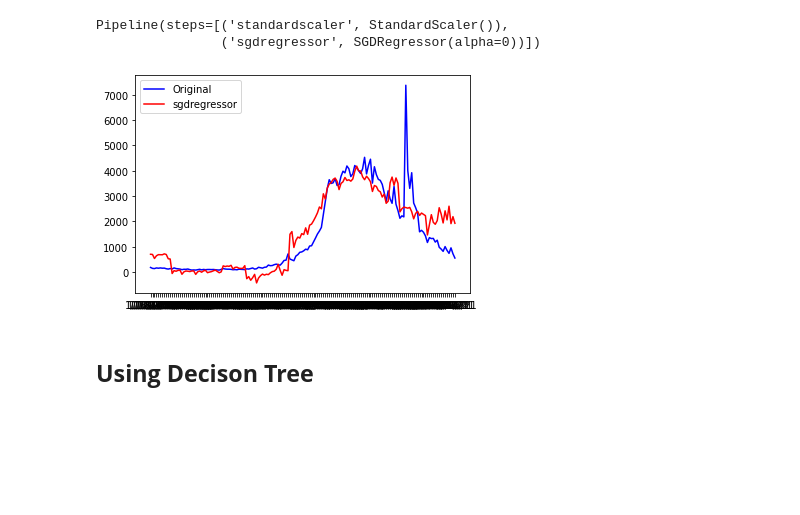
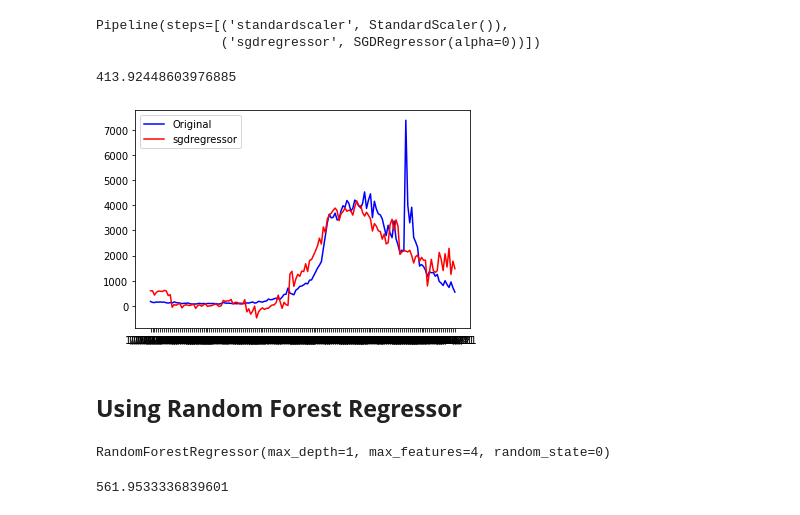
Before and after one commit to dp1500/Covid19-new-deaths-per-day-prediction, a Jupyter notebook: Covid19_forecasting.ipynb, the cells around one changed output. Saved outputs shown, nothing was run; the diff lists cells and outputs as text; code cells hidden in the pictures; blank space fills up the shorter version.

```diff
--- a/Covid19_forecasting.ipynb
+++ b/Covid19_forecasting.ipynb
@@ -215,19 +269,22 @@ from sklearn.preprocessing import StandardScaler
 
 # Always scale the input. The most convenient way is to use a pipeline.
 reg = make_pipeline(StandardScaler(),SGDRegressor(max_iter=1000, tol=1e-3, alpha =0))
-reg.fit(xTrain,yTrain)
+reg.fit(x,y)
 # %% [output]
 Pipeline(steps=[('standardscaler', StandardScaler()),
                 ('sgdregressor', SGDRegressor(alpha=0))])
 # %%
-predictions = reg.predict(x)
+predictionsSGD = reg.predict(x)
 # reg.score(predictions, yTest)
+# %%
+maeSGD = mean_absolute_error(y, predictionsSGD)
+print(maeSGD)
+# %% [output]
+413.92448603976885
 # %%
 plt.plot(data['date'][:156],data['new_deaths'][:156], color = 'blue', label = 'Original')
-plt.plot(data['date'][:156],predictions, color = 'red', label = 'sgdregressor')
+plt.plot(data['date'][:156],predictionsSGD, color = 'red', label = 'sgdregressor')
 plt.legend(loc = 'best')
 plt.show()
 # %% [output]
-[figure, old version]
+[figure, new version]
-# %% [markdown]
-## **Using Decison Tree**
@@ -235,0 +291,16 @@ df = data
+# %% [markdown]
+## **Using Random Forest Regressor**
+# %%
+from sklearn.ensemble import RandomForestRegressor
+from sklearn.datasets import make_regression
+
+regr = RandomForestRegressor(max_depth=1, random_state=0, max_features= 4)
+regr.fit(x, y)
+# %% [output]
+RandomForestRegressor(max_depth=1, max_features=4, random_state=0)
+# %%
+predictionsRF = regr.predict(x)
+maeRF = mean_absolute_error(y, predictionsRF)
+print(maeRF)
+# %% [output]
+561.9533336839601
```
Also changed, not shown: parts of 15 cells of this notebook.
